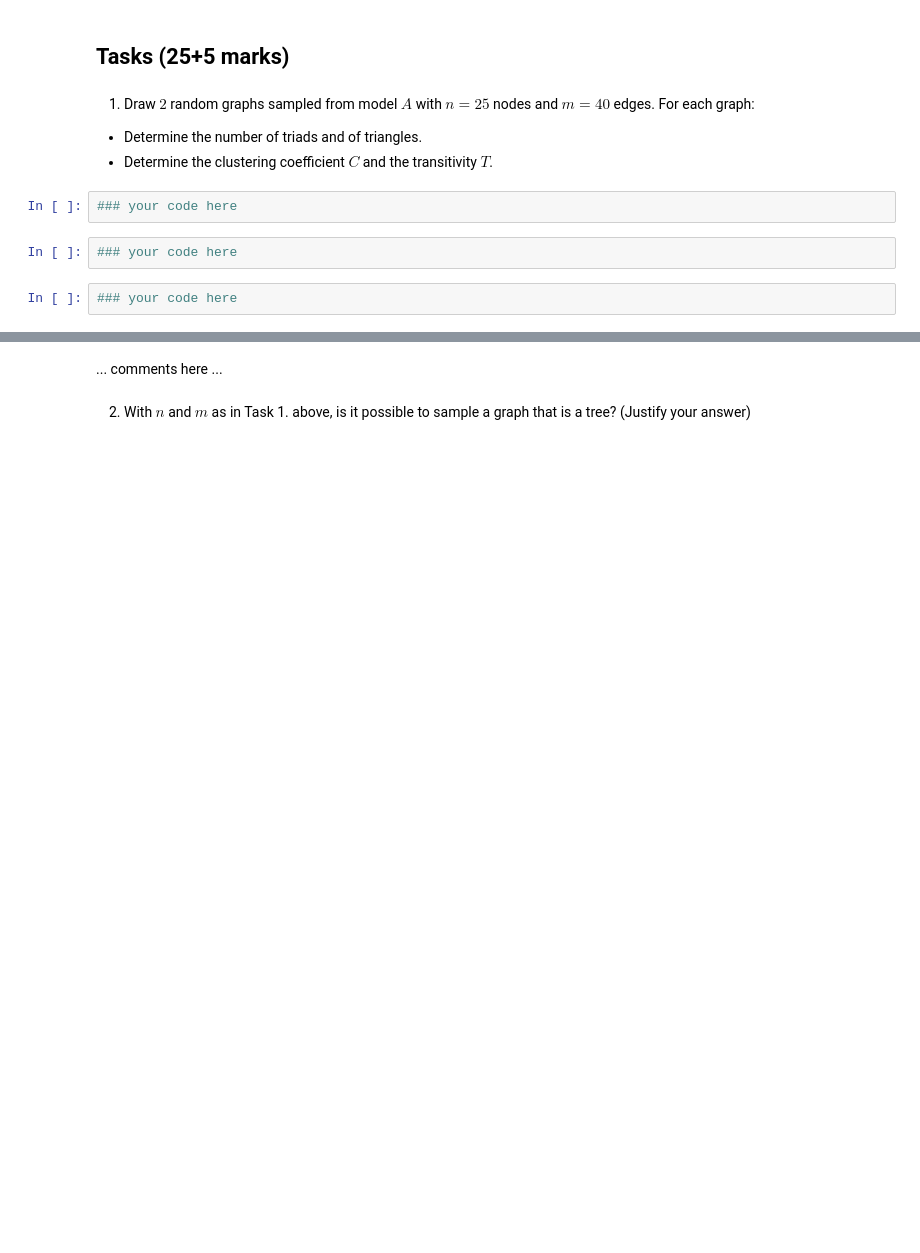
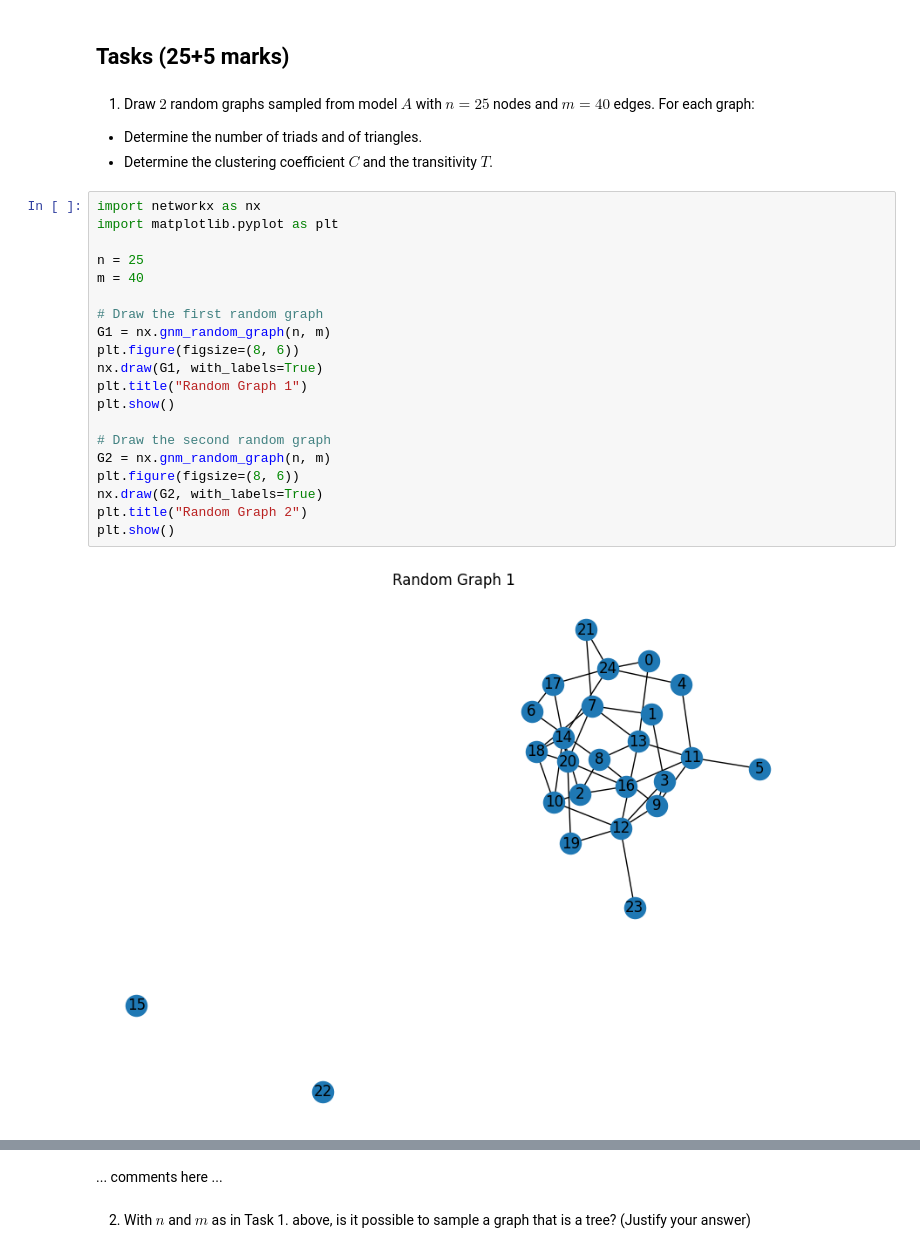
Before and after one commit to aoife-mulligan/2324-CS4423-Networks, a Jupyter notebook: Assignment_3.ipynb, the cells around one changed output, grey strips where cells are left out. Cells and saved outputs as stored; diff of their text form; blank space fills up the shorter version.

```diff
--- a/Assignment_3.ipynb
+++ b/Assignment_3.ipynb
@@ -64,9 +66,25 @@ nx.draw(G, **opts)
 1. Draw $2$ random graphs sampled from model $A$ with $n = 25$ nodes and $m = 40$ edges. For each graph:
   * Determine the number of triads and of triangles.
   * Determine the clustering coefficient $C$ and the transitivity $T$.
-# %%
-### your code here
-# %%
-### your code here
-# %%
-### your code here
+# %%
+import networkx as nx
+import matplotlib.pyplot as plt
+
+n = 25
+m = 40
+
+# Draw the first random graph
+G1 = nx.gnm_random_graph(n, m)
+plt.figure(figsize=(8, 6))
+nx.draw(G1, with_labels=True)
+plt.title("Random Graph 1")
+plt.show()
+
+# Draw the second random graph
+G2 = nx.gnm_random_graph(n, m)
+plt.figure(figsize=(8, 6))
+nx.draw(G2, with_labels=True)
+plt.title("Random Graph 2")
+plt.show()
+# %% [output]
+[figure, added]
```
Also changed, not shown: parts of 33 cells of this notebook, 4 other files.
